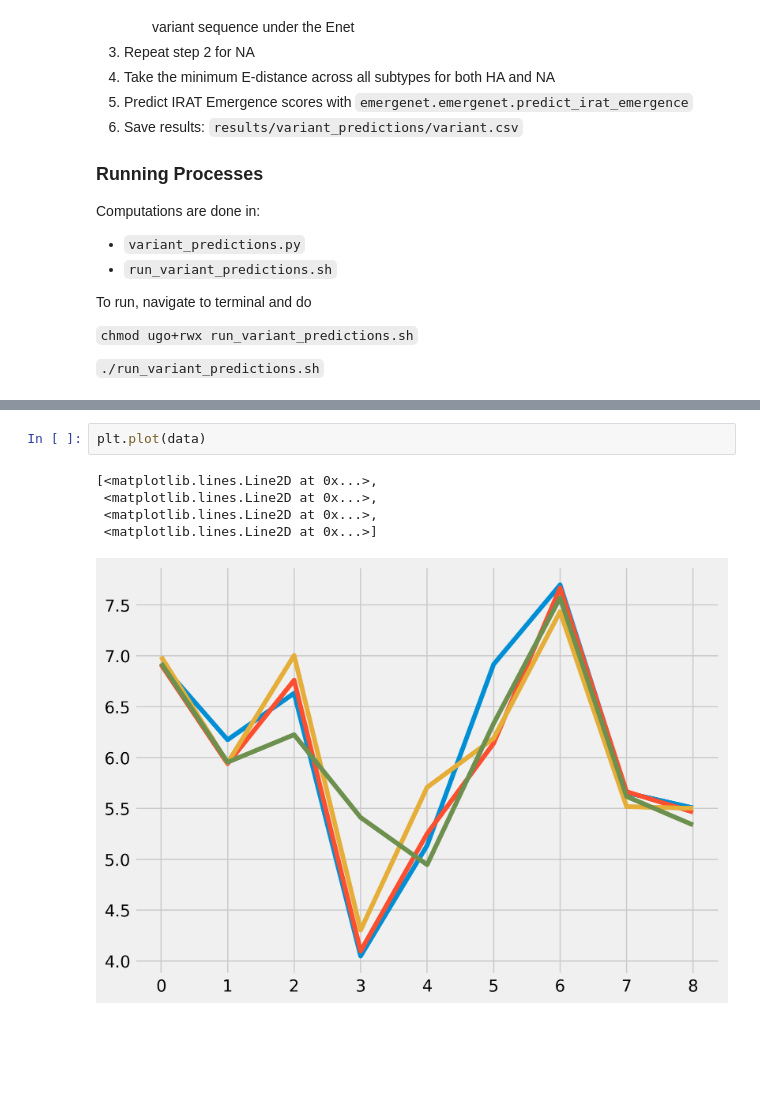
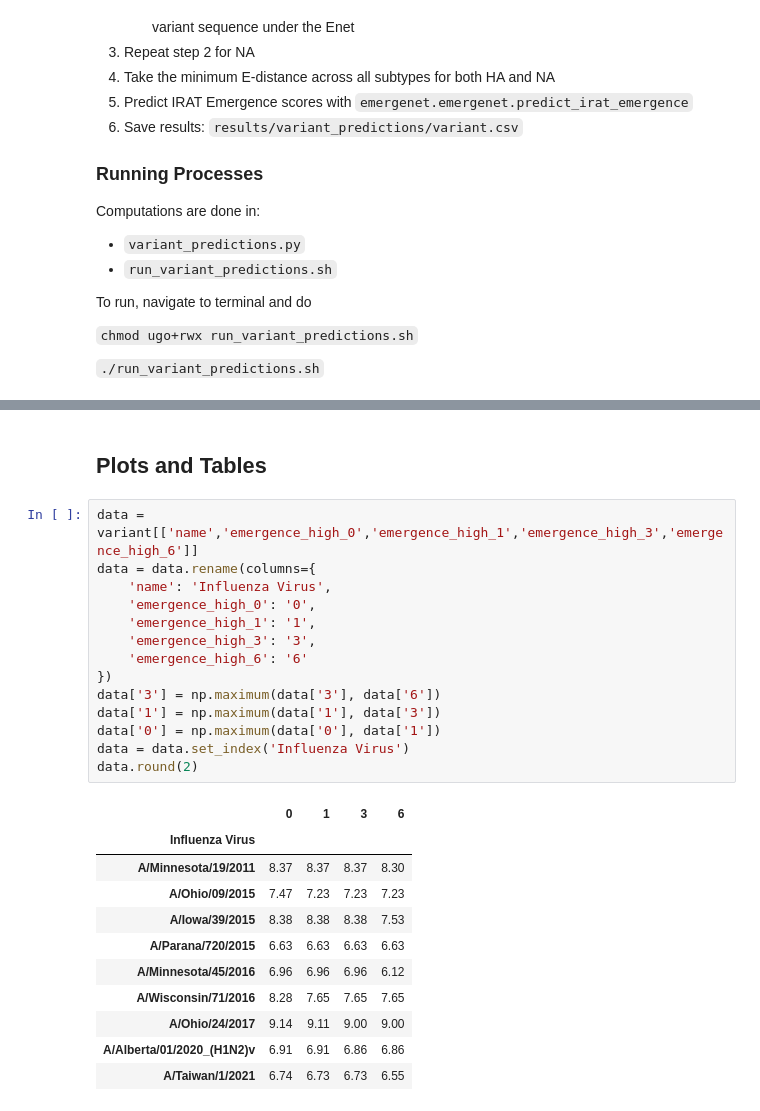
Before and after one commit to zeroknowledgediscovery/emergenet, a Jupyter notebook: paper_data_v3/irat_enet/variant_predictions.ipynb, the cells around one changed output, grey strips where cells are left out. Cells and saved outputs as stored; diff of their text form; blank space fills up the shorter version.

```diff
--- a/paper_data_v3/irat_enet/variant_predictions.ipynb
+++ b/paper_data_v3/irat_enet/variant_predictions.ipynb
@@ -94,8 +81,28 @@ data
-# %%
-plt.plot(data)
-# %% [output]
-[<matplotlib.lines.Line2D at 0x...>,
- <matplotlib.lines.Line2D at 0x...>,
- <matplotlib.lines.Line2D at 0x...>,
- <matplotlib.lines.Line2D at 0x...>]
-[figure, removed]
+# %% [markdown]
+## Plots and Tables
+# %%
+data = variant[['name','emergence_high_0','emergence_high_1','emergence_high_3','emergence_high_6']]
+data = data.rename(columns={
+    'name': 'Influenza Virus',
+    'emergence_high_0': '0',
+    'emergence_high_1': '1',
+    'emergence_high_3': '3',
+    'emergence_high_6': '6'
+})
+data['3'] = np.maximum(data['3'], data['6'])
+data['1'] = np.maximum(data['1'], data['3'])
+data['0'] = np.maximum(data['0'], data['1'])
+data = data.set_index('Influenza Virus')
+data.round(2)
+# %% [output]
+|  | 0 | 1 | 3 | 6 |
+| Influenza Virus |  |  |  |  |
+| A/Minnesota/19/2011 | 8.37 | 8.37 | 8.37 | 8.30 |
+| A/Ohio/09/2015 | 7.47 | 7.23 | 7.23 | 7.23 |
+| A/Iowa/39/2015 | 8.38 | 8.38 | 8.38 | 7.53 |
+| A/Parana/720/2015 | 6.63 | 6.63 | 6.63 | 6.63 |
+| A/Minnesota/45/2016 | 6.96 | 6.96 | 6.96 | 6.12 |
+| A/Wisconsin/71/2016 | 8.28 | 7.65 | 7.65 | 7.65 |
+| A/Ohio/24/2017 | 9.14 | 9.11 | 9.00 | 9.00 |
+| A/Alberta/01/2020_(H1N2)v | 6.91 | 6.91 | 6.86 | 6.86 |
+| A/Taiwan/1/2021 | 6.74 | 6.73 | 6.73 | 6.55 |
```
Also changed, not shown: parts of 4 cells of this notebook, 1 other file.
